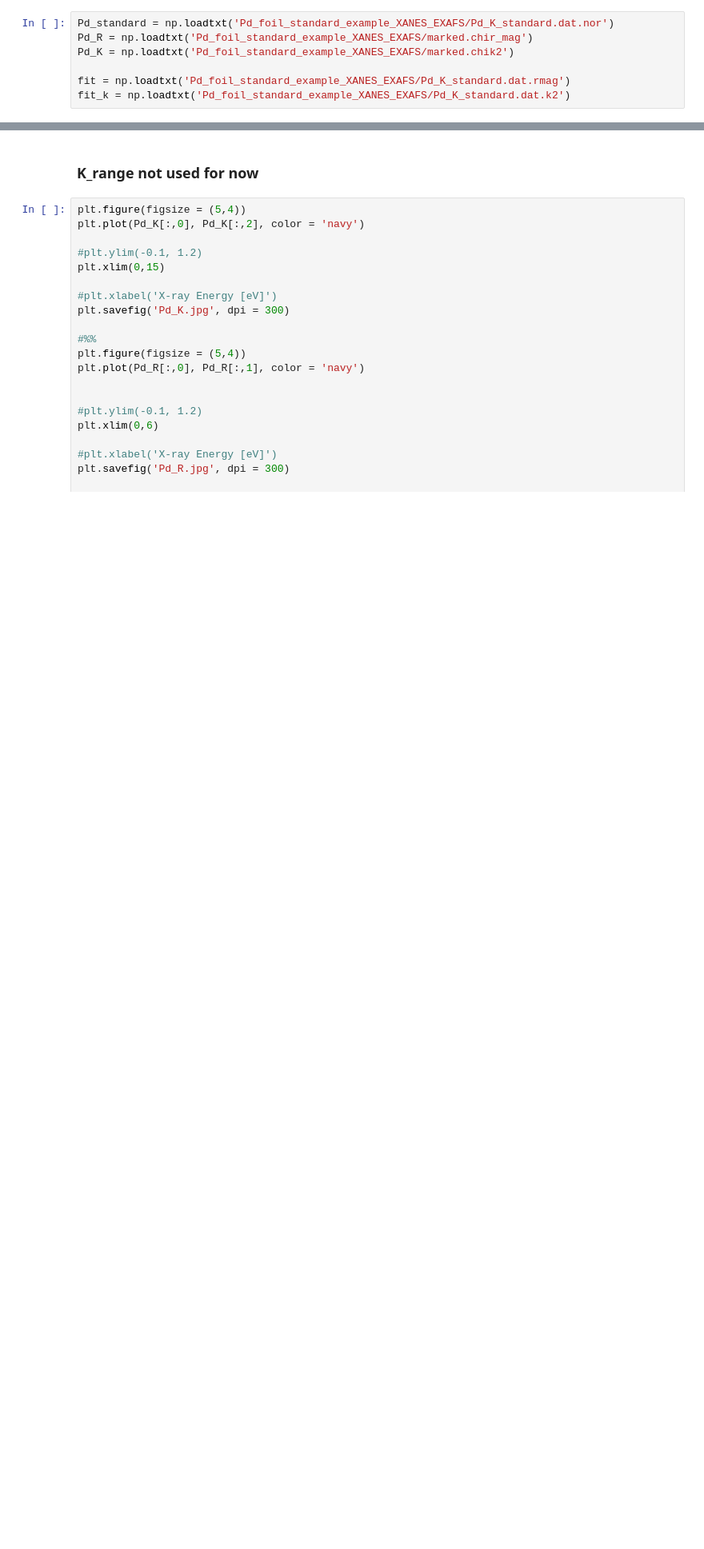
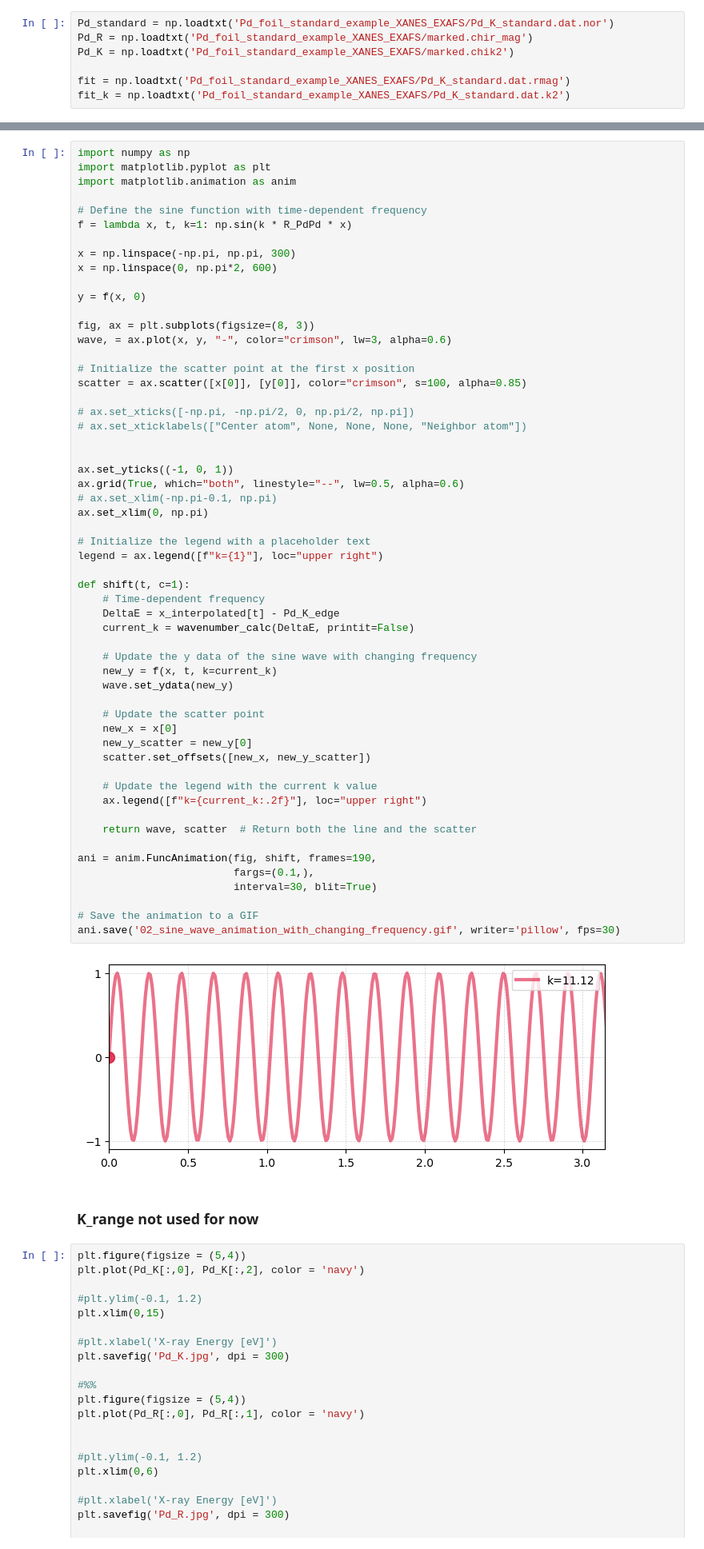
Before and after one commit to Cathyhjj/XAFS_animations, a Jupyter notebook: EXAFS_animations.ipynb, the cells around one changed output, grey strips where cells are left out. Shown: that part at 80% size. Drawn from its saved outputs; the diff is of its cells as text; blank space fills up the shorter version.

```diff
--- a/EXAFS_animations.ipynb
+++ b/EXAFS_animations.ipynb
@@ -151,3 +172,61 @@ ani.save('02_spectrum_animation.gif', writer='pillow', fps=30)
+# %%
+import numpy as np
+import matplotlib.pyplot as plt
+import matplotlib.animation as anim
+
+# Define the sine function with time-dependent frequency
+f = lambda x, t, k=1: np.sin(k * R_PdPd * x)
+
+x = np.linspace(-np.pi, np.pi, 300)
+x = np.linspace(0, np.pi*2, 600)
+
+y = f(x, 0)
+
+fig, ax = plt.subplots(figsize=(8, 3))
+wave, = ax.plot(x, y, "-", color="crimson", lw=3, alpha=0.6)
+
+# Initialize the scatter point at the first x position
+scatter = ax.scatter([x[0]], [y[0]], color="crimson", s=100, alpha=0.85)
+
+# ax.set_xticks([-np.pi, -np.pi/2, 0, np.pi/2, np.pi])
+# ax.set_xticklabels(["Center atom", None, None, None, "Neighbor atom"])
+
+
+ax.set_yticks((-1, 0, 1))
+ax.grid(True, which="both", linestyle="--", lw=0.5, alpha=0.6)
+# ax.set_xlim(-np.pi-0.1, np.pi)
+ax.set_xlim(0, np.pi)
+
+# Initialize the legend with a placeholder text
+legend = ax.legend([f"k={1}"], loc="upper right")
+
+def shift(t, c=1):
+    # Time-dependent frequency
+    DeltaE = x_interpolated[t] - Pd_K_edge
+    current_k = wavenumber_calc(DeltaE, printit=False)
+
+    # Update the y data of the sine wave with changing frequency
+    new_y = f(x, t, k=current_k)
+    wave.set_ydata(new_y)
+
+    # Update the scatter point
+    new_x = x[0]
+    new_y_scatter = new_y[0]
+    scatter.set_offsets([new_x, new_y_scatter])
+
+    # Update the legend with the current k value
+    ax.legend([f"k={current_k:.2f}"], loc="upper right")
+
+    return wave, scatter  # Return both the line and the scatter
+
+ani = anim.FuncAnimation(fig, shift, frames=190,
+                         fargs=(0.1,),
+                         interval=30, blit=True)
+
+# Save the animation to a GIF
+ani.save('02_sine_wave_animation_with_changing_frequency.gif', writer='pillow', fps=30)
+# %% [output]
+[figure, added]
 # %% [markdown]
 ### K_range not used for now
 # %%
```
Also changed, not shown: parts of 15 cells of this notebook, 3 other files.
